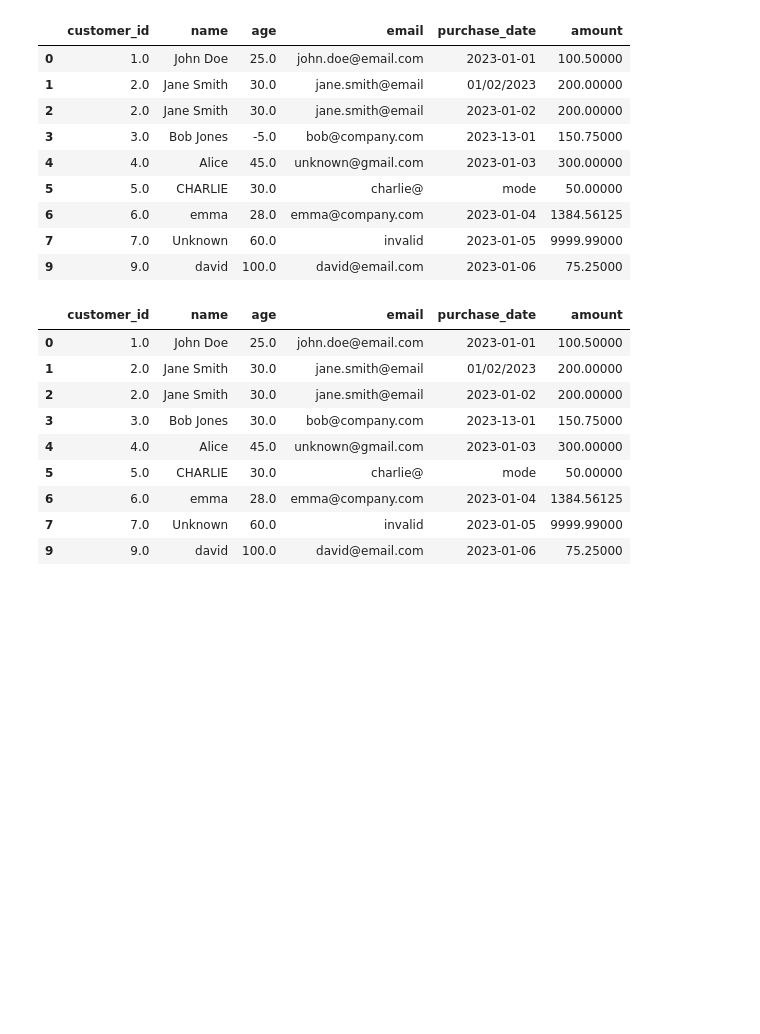
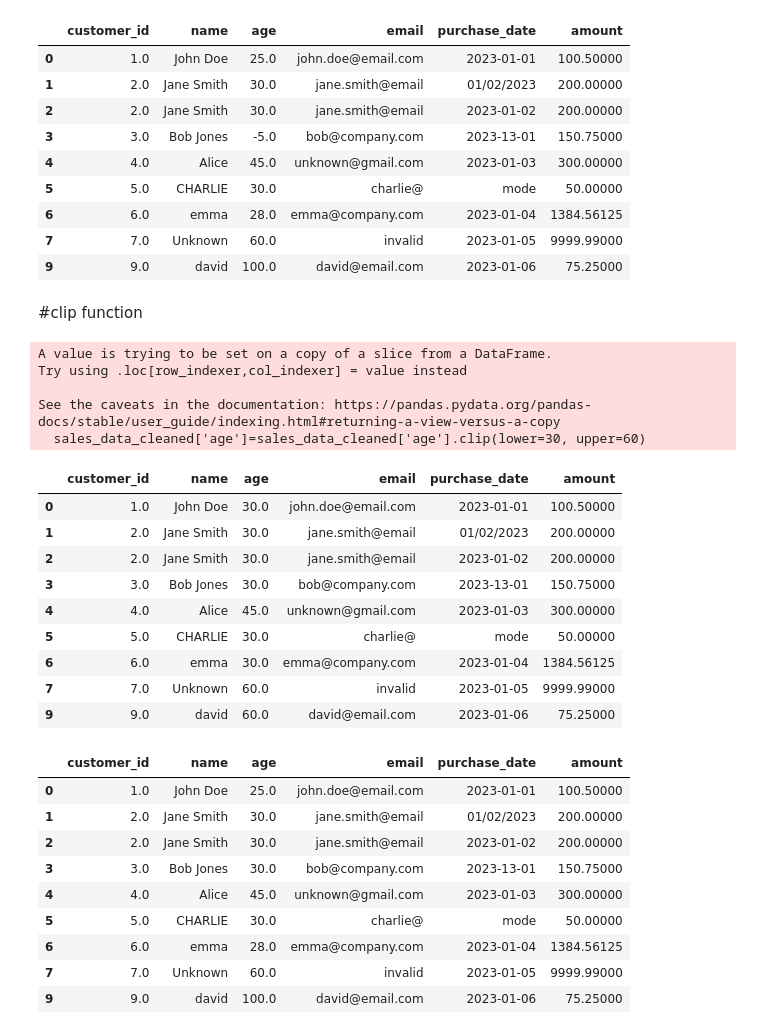
Before and after one commit to ahmedebeed555/pandas, a Jupyter notebook: 20JULPandasSalesDataG_2.ipynb, the cells around one changed output. Cells and saved outputs as stored; diff of their text form; code cells hidden in the pictures; blank space fills up the shorter version.

```diff
--- a/20JULPandasSalesDataG_2.ipynb
+++ b/20JULPandasSalesDataG_2.ipynb
@@ -218,6 +218,27 @@ sales_data_cleaned
 | 6 | 6.0 | emma | 28.0 | emma@company.com | 2023-01-04 | 1384.56125 |
 | 7 | 7.0 | Unknown | 60.0 | invalid | 2023-01-05 | 9999.99000 |
 | 9 | 9.0 | david | 100.0 | david@email.com | 2023-01-06 | 75.25000 |
+# %% [markdown]
+#clip function
+# %%
+sales_data_cleaned['age']=sales_data_cleaned['age'].clip(lower=30, upper=60)
+sales_data_cleaned
+# %% [output]
+A value is trying to be set on a copy of a slice from a DataFrame.
+Try using .loc[row_indexer,col_indexer] = value instead
+
+See the caveats in the documentation: https://pandas.pydata.org/pandas-docs/stable/user_guide/indexing.html#returning-a-view-versus-a-copy
+  sales_data_cleaned['age']=sales_data_cleaned['age'].clip(lower=30, upper=60)
+|  | customer_id | name | age | email | purchase_date | amount |
+| 0 | 1.0 | John Doe | 30.0 | john.doe@email.com | 2023-01-01 | 100.50000 |
+| 1 | 2.0 | Jane Smith | 30.0 | jane.smith@email | 01/02/2023 | 200.00000 |
+| 2 | 2.0 | Jane Smith | 30.0 | jane.smith@email | 2023-01-02 | 200.00000 |
+| 3 | 3.0 | Bob Jones | 30.0 | bob@company.com | 2023-13-01 | 150.75000 |
+| 4 | 4.0 | Alice | 45.0 | unknown@gmail.com | 2023-01-03 | 300.00000 |
+| 5 | 5.0 | CHARLIE | 30.0 | charlie@ | mode | 50.00000 |
+| 6 | 6.0 | emma | 30.0 | emma@company.com | 2023-01-04 | 1384.56125 |
+| 7 | 7.0 | Unknown | 60.0 | invalid | 2023-01-05 | 9999.99000 |
+| 9 | 9.0 | david | 60.0 | david@email.com | 2023-01-06 | 75.25000 |
 # %%
 # prompt: clean age <20 with mode
 
```
Also changed, not shown: parts of 13 cells of this notebook.
